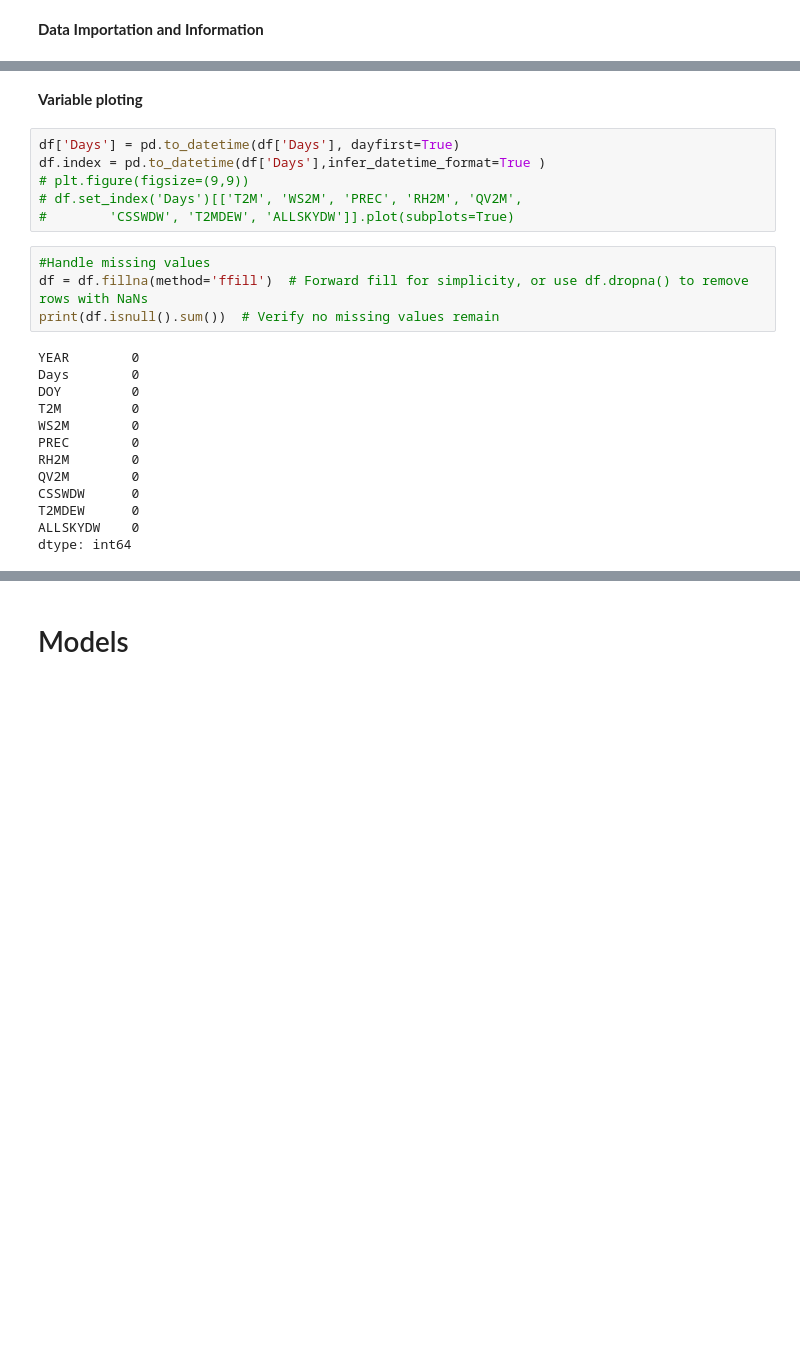
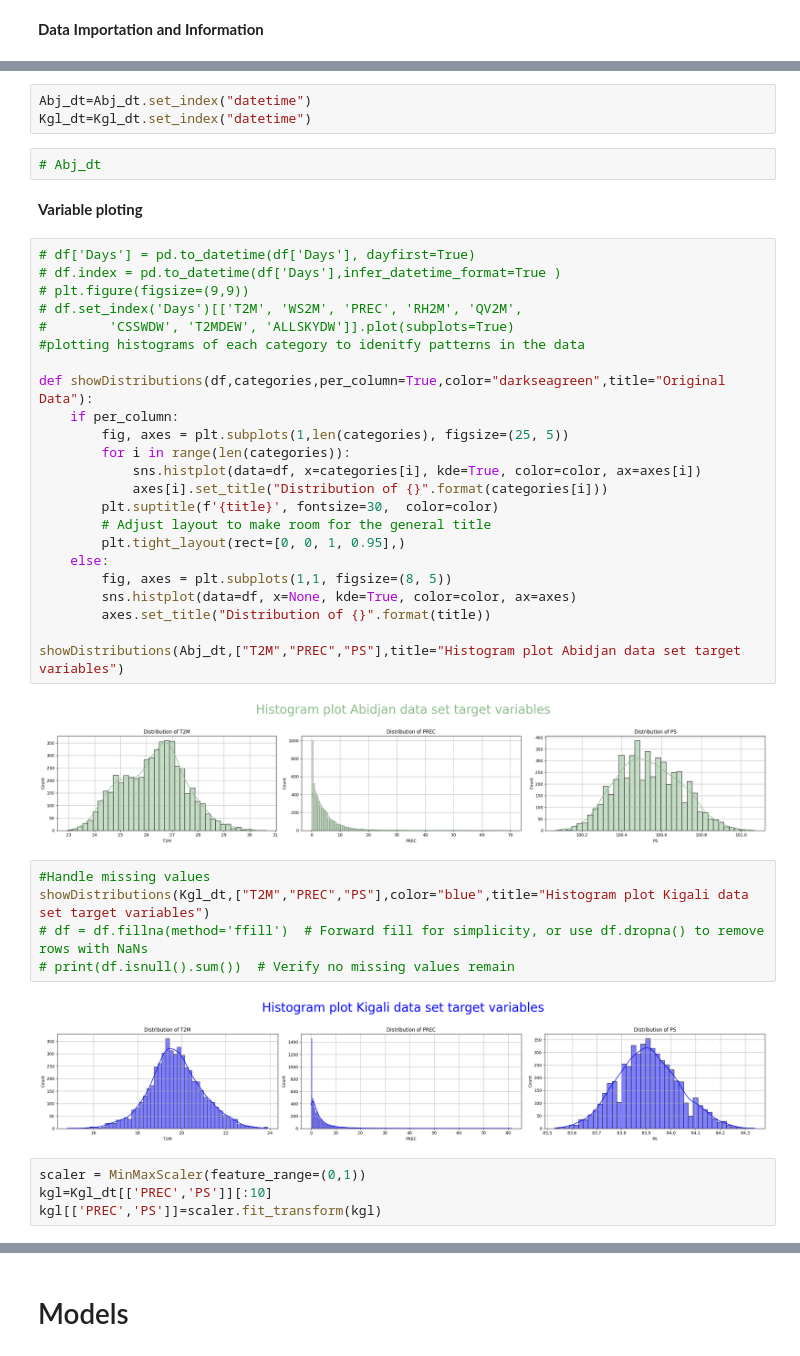
Before and after one commit to AngeClementAkazan/Deep-Learning-for-Weather-Prediction, a Jupyter notebook: notebooks/Temperature/LSTM_Temperature_Forecasting.ipynb, the cells around one changed output, grey strips where cells are left out. Saved outputs shown, nothing was run; the diff lists cells and outputs as text; blank space fills up the shorter version.

```diff
--- a/notebooks/Temperature/LSTM_Temperature_Forecasting.ipynb
+++ b/notebooks/Temperature/LSTM_Temperature_Forecasting.ipynb
@@ -46,25 +95,43 @@ df.columns=['YEAR','Days','DOY','T2M', 'WS2M', 'PREC', 'RH2M', 'QV2M',
+# %%
+Abj_dt=Abj_dt.set_index("datetime")
+Kgl_dt=Kgl_dt.set_index("datetime")
+# %%
+# Abj_dt
 # %% [markdown]
 **Variable ploting**
-# %%
-df['Days'] = pd.to_datetime(df['Days'], dayfirst=True)
-df.index = pd.to_datetime(df['Days'],infer_datetime_format=True )
-# plt.figure(figsize=(9,9))
-# df.set_index('Days')[['T2M', 'WS2M', 'PREC', 'RH2M', 'QV2M',
-#        'CSSWDW', 'T2MDEW', 'ALLSKYDW']].plot(subplots=True)
+# %%
+# df['Days'] = pd.to_datetime(df['Days'], dayfirst=True)
+# df.index = pd.to_datetime(df['Days'],infer_datetime_format=True )
+# plt.figure(figsize=(9,9))
+# df.set_index('Days')[['T2M', 'WS2M', 'PREC', 'RH2M', 'QV2M',
+#        'CSSWDW', 'T2MDEW', 'ALLSKYDW']].plot(subplots=True)
+#plotting histograms of each category to idenitfy patterns in the data
+
+def showDistributions(df,categories,per_column=True,color="darkseagreen",title="Original Data"):
+    if per_column:
+        fig, axes = plt.subplots(1,len(categories), figsize=(25, 5))
+        for i in range(len(categories)):
+            sns.histplot(data=df, x=categories[i], kde=True, color=color, ax=axes[i])
+            axes[i].set_title("Distribution of {}".format(categories[i]))
+        plt.suptitle(f'{title}', fontsize=30,  color=color)
+        # Adjust layout to make room for the general title
+        plt.tight_layout(rect=[0, 0, 1, 0.95],)
+    else:
+        fig, axes = plt.subplots(1,1, figsize=(8, 5))
+        sns.histplot(data=df, x=None, kde=True, color=color, ax=axes)
+        axes.set_title("Distribution of {}".format(title))
+
+showDistributions(Abj_dt,["T2M","PREC","PS"],title="Histogram plot Abidjan data set target variables")
+# %% [output]
+[figure, added]
 # %%
 #Handle missing values
-df = df.fillna(method='ffill')  # Forward fill for simplicity, or use df.dropna() to remove rows with NaNs
-print(df.isnull().sum())  # Verify no missing values remain
+showDistributions(Kgl_dt,["T2M","PREC","PS"],color="blue",title="Histogram plot Kigali data set target variables")
+# df = df.fillna(method='ffill')  # Forward fill for simplicity, or use df.dropna() to remove rows with NaNs
+# print(df.isnull().sum())  # Verify no missing values remain
 # %% [output]
-YEAR        0
-Days        0
-DOY         0
-T2M         0
-WS2M        0
-PREC        0
-RH2M        0
-QV2M        0
-CSSWDW      0
-T2MDEW      0
-ALLSKYDW    0
-dtype: int64
+[figure, added]
+# %%
+scaler = MinMaxScaler(feature_range=(0,1))
+kgl=Kgl_dt[['PREC','PS']][:10]
+kgl[['PREC','PS']]=scaler.fit_transform(kgl)
```
Also changed, not shown: parts of 17 cells of this notebook, 1 other file.
